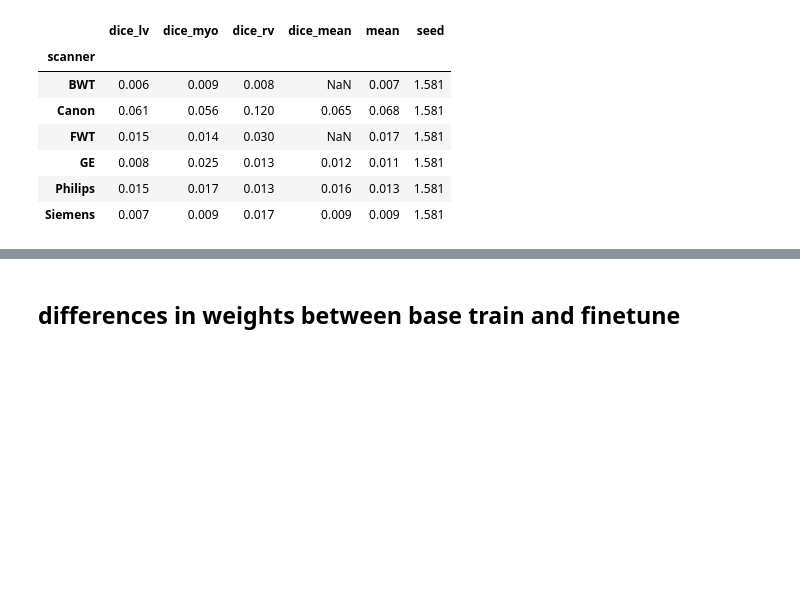
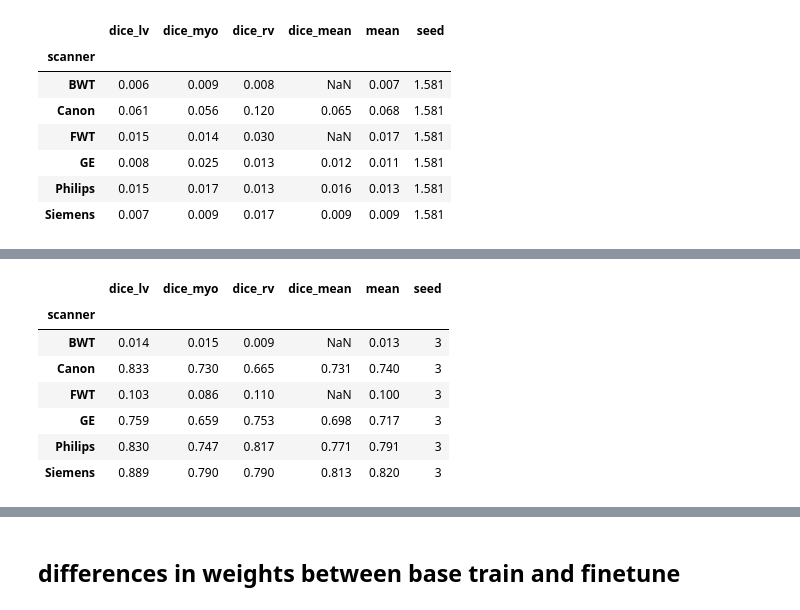
Before and after one commit to cirmuw/casa, a Jupyter notebook: evaluation/cardiac_evaluation.ipynb, the cells around one changed output, grey strips where cells are left out. Drawn from its saved outputs; the diff is of its cells as text; code cells hidden in the pictures; blank space fills up the shorter version.

```diff
--- a/evaluation/cardiac_evaluation.ipynb
+++ b/evaluation/cardiac_evaluation.ipynb
@@ -826,0 +835,11 @@ eval_config('../training_configs/ablation_cardiac/cardiac_naive_10_random.yml',
+# %%
+eval_config('../training_configs/ablation_cardiac/cardiac_uncertainty_10_random.yml', seeds=[1, 2, 3, 4, 5]).groupby('scanner').mean().round(3)
+# %% [output]
+|  | dice_lv | dice_myo | dice_rv | dice_mean | mean | seed |
+| scanner |  |  |  |  |  |  |
+| BWT | 0.014 | 0.015 | 0.009 | NaN | 0.013 | 3 |
+| Canon | 0.833 | 0.730 | 0.665 | 0.731 | 0.740 | 3 |
+| FWT | 0.103 | 0.086 | 0.110 | NaN | 0.100 | 3 |
+| GE | 0.759 | 0.659 | 0.753 | 0.698 | 0.717 | 3 |
+| Philips | 0.830 | 0.747 | 0.817 | 0.771 | 0.791 | 3 |
+| Siemens | 0.889 | 0.790 | 0.790 | 0.813 | 0.820 | 3 |
```
Also changed, not shown: parts of 4 cells of this notebook, 18 other files.
